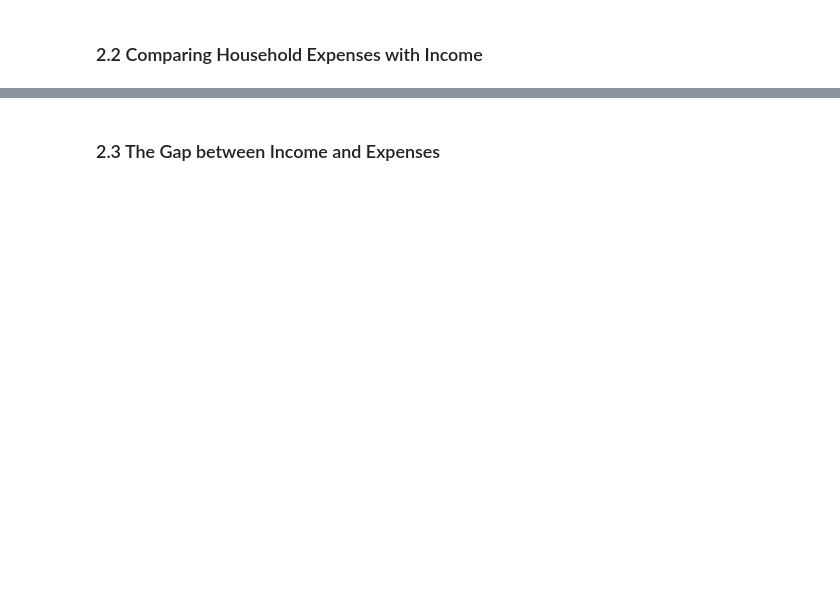
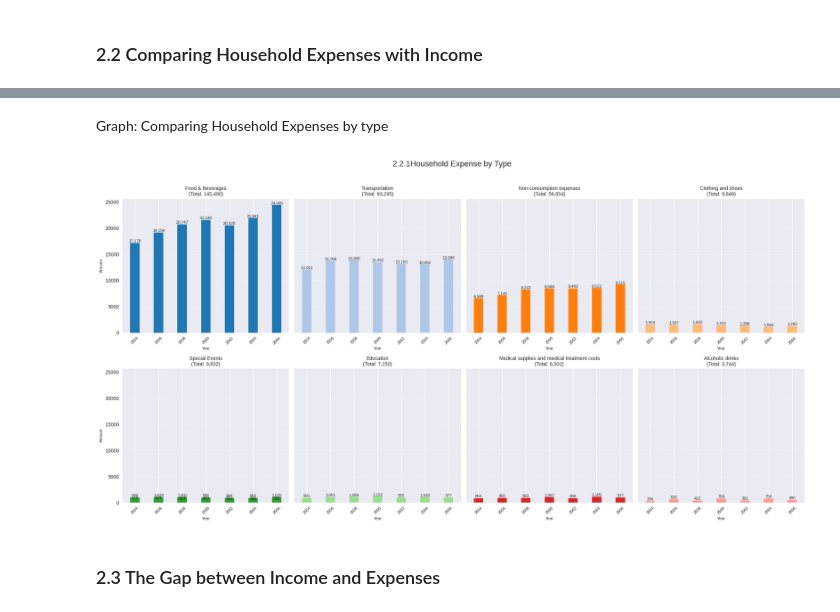
Before and after one commit to JidapaBur/TH_Avg_HouseholdIncome, a Jupyter notebook: TH_Avg_HouseholdIncome.ipynb, the cells around one changed output, grey strips where cells are left out. Drawn from its saved outputs; the diff is of its cells as text; code cells hidden in the pictures; blank space fills up the shorter version.

```diff
--- a/TH_Avg_HouseholdIncome.ipynb
+++ b/TH_Avg_HouseholdIncome.ipynb
@@ -216,3 +312,57 @@ plt.show()
+# %% [markdown]
+Graph: Comparing Household Expenses by type
+# %%
+import pandas as pd
+import matplotlib.pyplot as plt
+
+# 1. กรอง NaN และลบปี 2565 ออก
+df_filtered = df_Type.dropna(subset=['TYPE_EXPENSE_EN'])
+df_filtered = df_filtered[df_filtered['YEAR'] != 2565]  # ตัดปี 2565 ออก
+
+# 2. เรียงลำดับประเภทตามผลรวม VALUE (มากไปน้อย)
+expense_order = df_filtered.groupby('TYPE_EXPENSE_EN')['VALUE'].sum() \
+                          .sort_values(ascending=False) \
+                          .index.tolist()
+
+# 3. กำหนดขนาดกราฟ (2 แถว 4 คอลัมน์)
+n_rows, n_cols = 2, 4
+fig, axes = plt.subplots(n_rows, n_cols, figsize=(20, 10), sharey=True)
+fig.suptitle('2.2.1Household Expense by Type',
+             fontsize=16, y=1.02)
+
+# 4. วาดกราฟตามลำดับที่เรียงไว้
+for i, expense_type in enumerate(expense_order[:n_rows*n_cols]):  # แสดงไม่เกิน 8 ประเภท
+    row, col = i // n_cols, i % n_cols
+    ax = axes[row, col]
+
+    df_type = df_filtered[df_filtered['TYPE_EXPENSE_EN'] == expense_type]
+
+    bars = ax.bar(df_type['YEAR'], df_type['VALUE'], color=plt.cm.tab20(i))
+
+    # แสดงค่าบนแท่ง (ปรับรูปแบบตามต้องการ)
+    for bar in bars:
+        height = bar.get_height()
+        ax.text(bar.get_x() + bar.get_width()/2, height,
+                f'{height:,.0f}',
+                ha='center', va='bottom', fontsize=8)
+
+    # ปรับแต่งกราฟย่อย
+    ax.set_title(f"{expense_type}\n(Total: {df_type['VALUE'].sum():,.0f})", fontsize=10)
+    ax.set_xlabel('Year', fontsize=8)
+    if col == 0:  # แสดงแกน Y เฉพาะกราฟทางซ้ายสุด
+        ax.set_ylabel('Amount', fontsize=8)
+    ax.tick_params(axis='x', rotation=45, labelsize=8)
+    ax.grid(axis='y', linestyle='--', alpha=0.5)
+
+# 5. ซ่อนกราฟที่ไม่ได้ใช้
+for j in range(len(expense_order[:n_rows*n_cols]), n_rows * n_cols):
+    row, col = j // n_cols, j % n_cols
+    fig.delaxes(axes[row, col])
+
+plt.tight_layout()
+plt.show()
+# %% [output]
+[figure, added]
 # %% [markdown]
 ### 2.3 The Gap between Income and Expenses
 # %%
```
Also changed, not shown: parts of 28 cells of this notebook.
